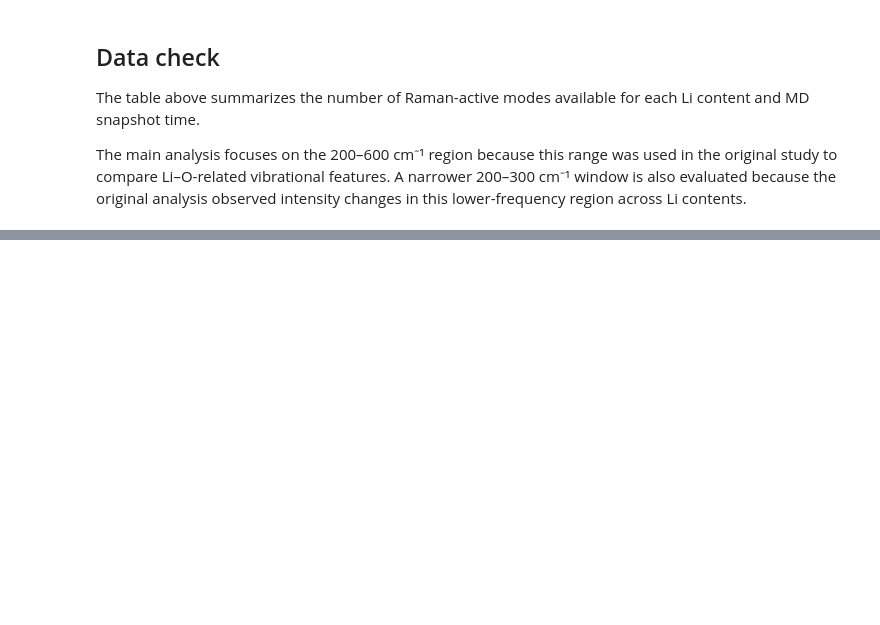
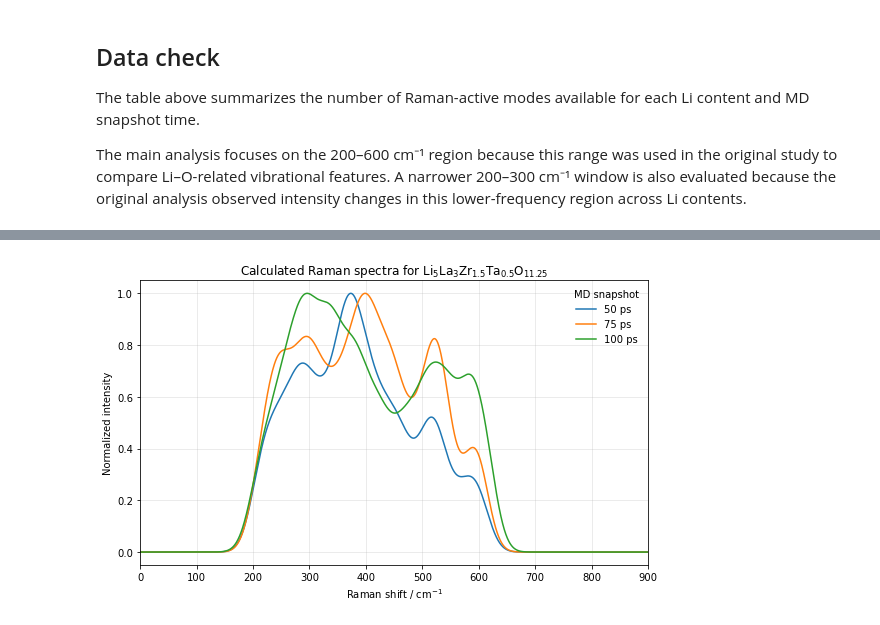
Before and after one commit to AbdullahBShahid/llzto-first-principles-raman, a Jupyter notebook: notebooks/03_plot_raman_spectra.ipynb, the cells around one changed output, grey strips where cells are left out. Saved outputs shown, nothing was run; the diff lists cells and outputs as text; code cells hidden in the pictures; blank space fills up the shorter version.

```diff
--- a/notebooks/03_plot_raman_spectra.ipynb
+++ b/notebooks/03_plot_raman_spectra.ipynb
@@ -165,0 +323,9 @@ The main analysis focuses on the 200–600 cm⁻¹ region because this range was
+# %%
+fig, ax = plot_time_comparison_for_system(
+    "Li5",
+    xlim=(0, 900),
+    broadening=20.0,
+    normalize=True,
+)
+# %% [output]
+[figure, added]
```
Also changed, not shown: parts of 7 cells of this notebook.
